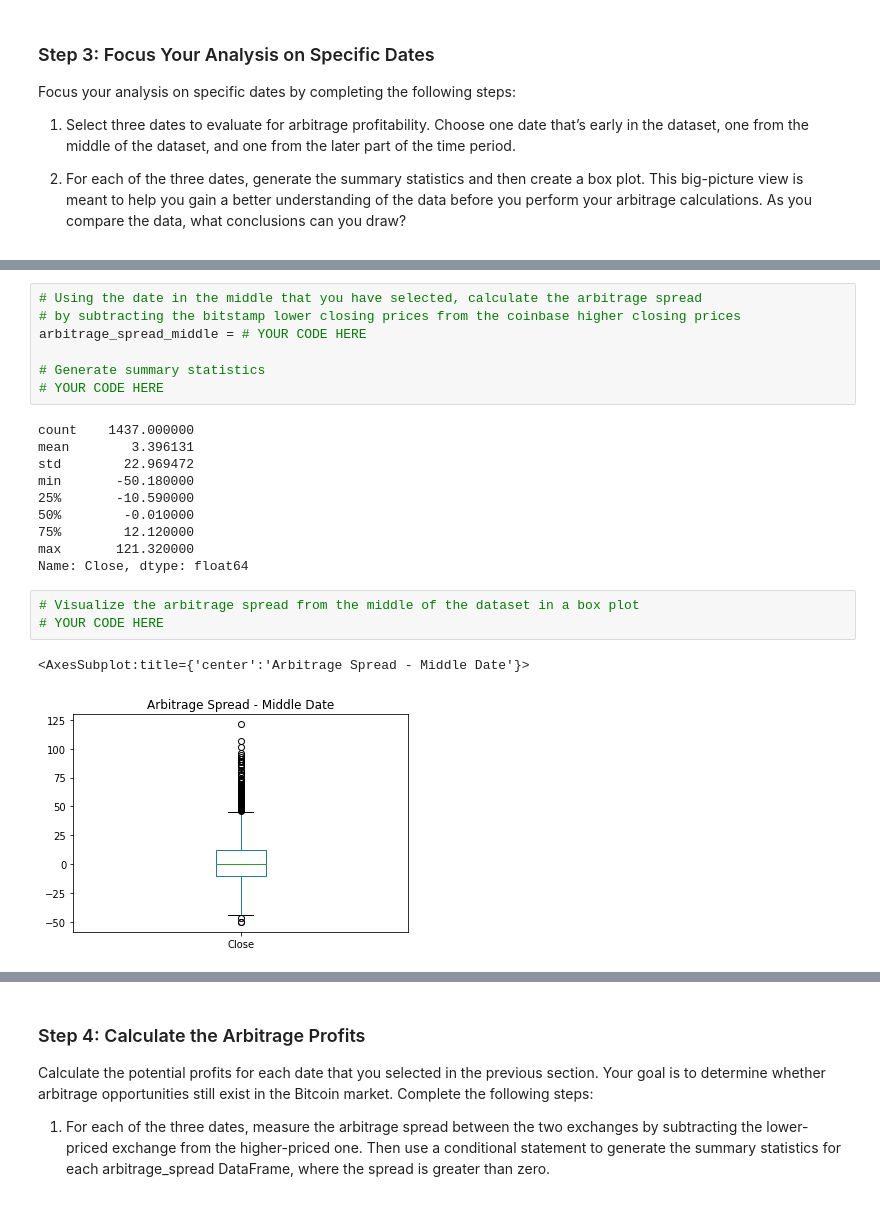
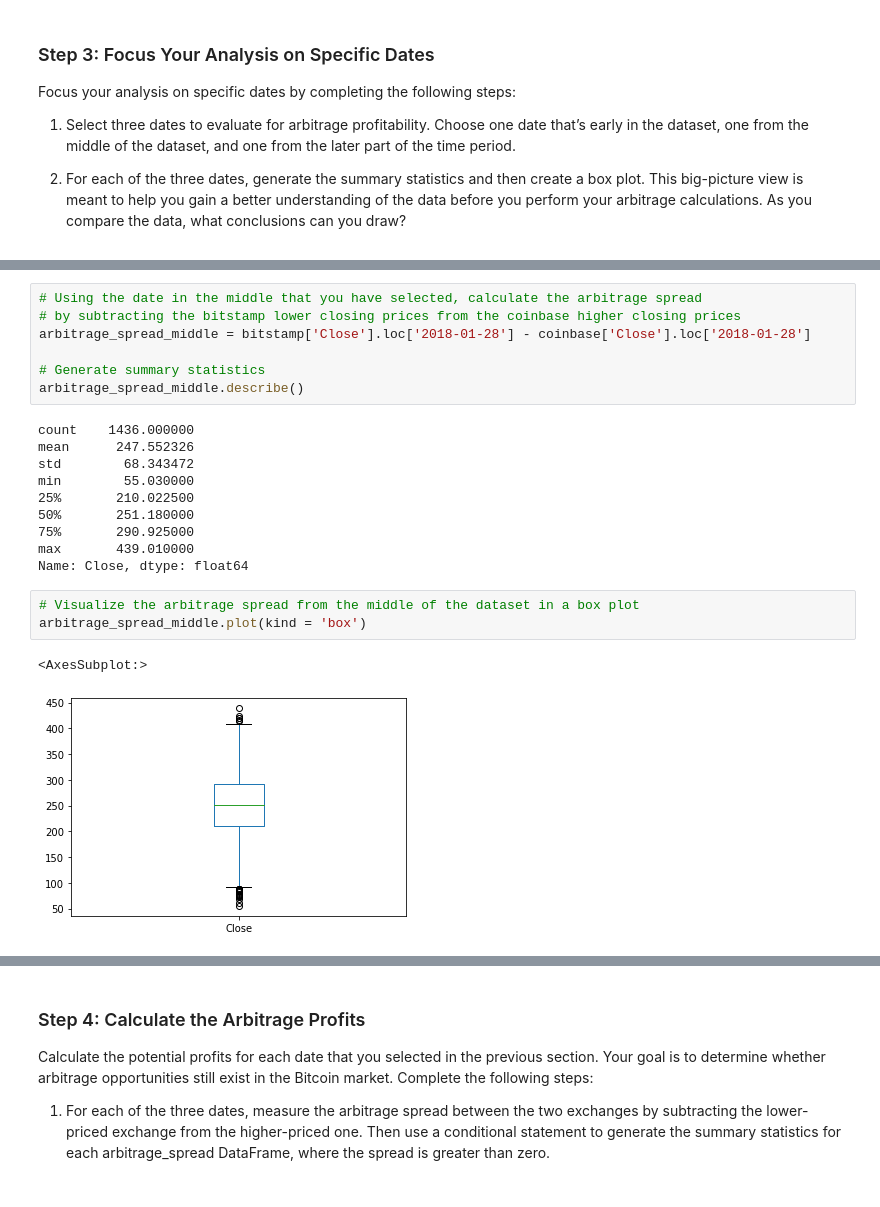
Before and after one commit to Abhishikaf/Bitcoin_Arbitrage, a Jupyter notebook: crypto_arbitrage.ipynb, the cells around one changed output, grey strips where cells are left out. Drawn from its saved outputs; the diff is of its cells as text.

```diff
--- a/crypto_arbitrage.ipynb
+++ b/crypto_arbitrage.ipynb
@@ -329,26 +334,26 @@ Name: Close, dtype: float64
 # %%
 # Using the date in the middle that you have selected, calculate the arbitrage spread
 # by subtracting the bitstamp lower closing prices from the coinbase higher closing prices
-arbitrage_spread_middle = # YOUR CODE HERE
+arbitrage_spread_middle = bitstamp['Close'].loc['2018-01-28'] - coinbase['Close'].loc['2018-01-28']
 
 # Generate summary statistics
-# YOUR CODE HERE
+arbitrage_spread_middle.describe()
 # %% [output]
-count    1437.000000
-mean        3.396131
-std        22.969472
-min       -50.180000
-25%       -10.590000
-50%        -0.010000
-75%        12.120000
-max       121.320000
+count    1436.000000
+mean      247.552326
+std        68.343472
+min        55.030000
+25%       210.022500
+50%       251.180000
+75%       290.925000
+max       439.010000
 Name: Close, dtype: float64
 # %%
 # Visualize the arbitrage spread from the middle of the dataset in a box plot
-# YOUR CODE HERE
+arbitrage_spread_middle.plot(kind = 'box')
 # %% [output]
-<AxesSubplot:title={'center':'Arbitrage Spread - Middle Date'}>
+<AxesSubplot:>
-[figure, old version]
+[figure, new version]
 # %%
 # Create an overlay plot that visualizes the two dataframes over a period of one day from late in the dataset.
 # Be sure that the plots include the parameters `legend`, `figsize`, `title`, `color` and `label`
```
Also changed, not shown: parts of 26 cells of this notebook.
